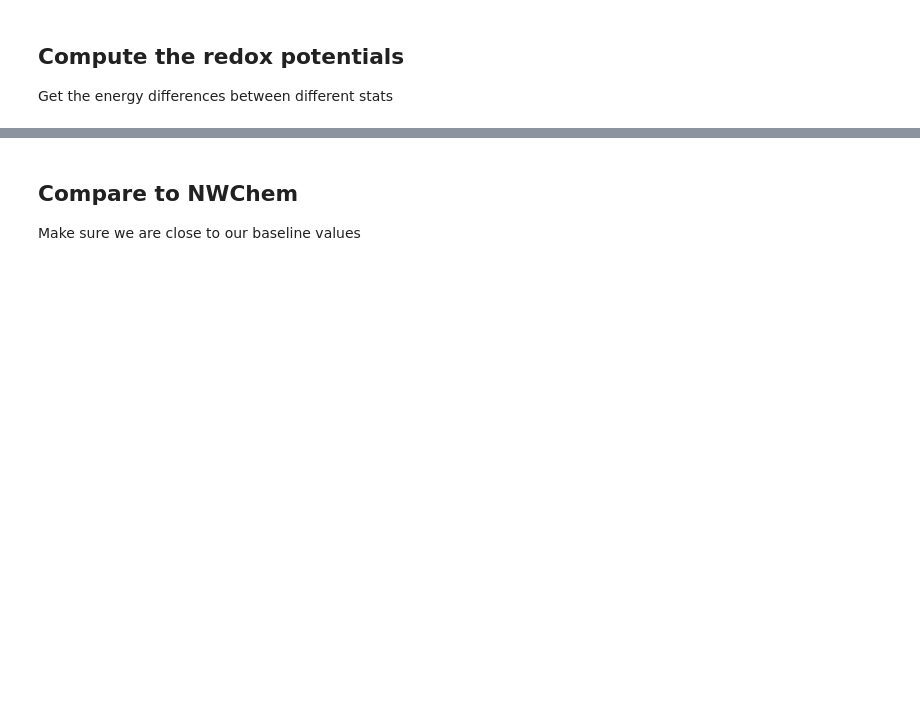
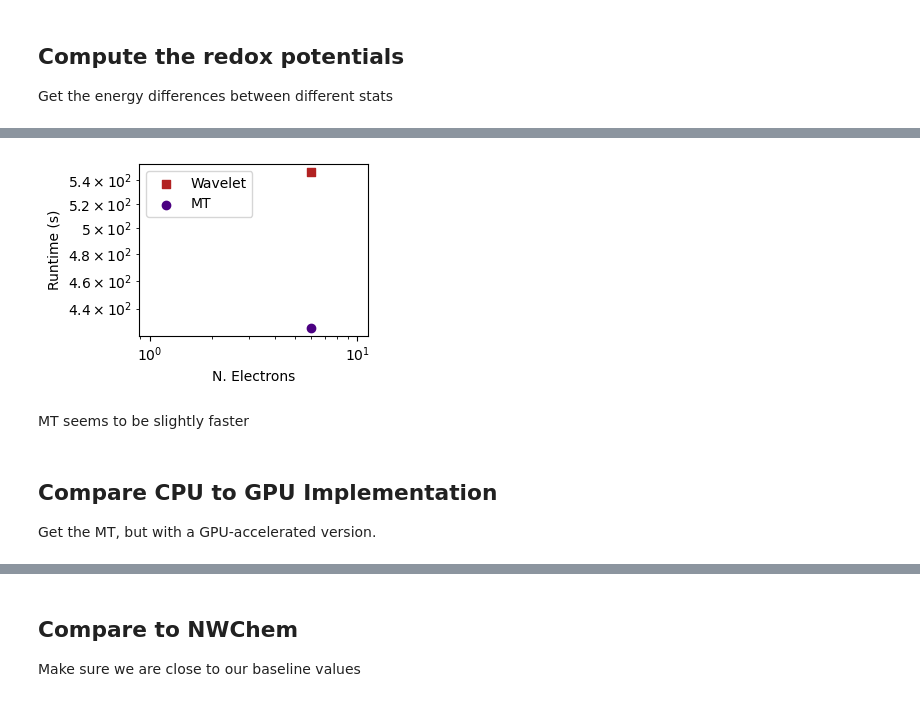
Before and after one commit to exalearn/quantum-chemistry-on-polaris, a Jupyter notebook: cp2k/compare-redox-potentials.ipynb, the cells around one changed output, grey strips where cells are left out. Saved outputs shown, nothing was run; the diff lists cells and outputs as text; code cells hidden in the pictures; blank space fills up the shorter version.

```diff
--- a/cp2k/compare-redox-potentials.ipynb
+++ b/cp2k/compare-redox-potentials.ipynb
@@ -82,0 +119,36 @@ records.groupby(['inchi_key', 'state', 'basis_set'])['runtime'].describe()
+# %%
+fig, axs = plt.subplots(1, n_basis, sharey=True, figsize=(3.5, 2.5))
+
+for ax, (basis, group) in zip([axs], merged.groupby('basis_set')):
+    subset = group.groupby('n_electrons').mean()
+
+    # Plot the values
+    ax.scatter(subset.index, subset['runtime_y'], color='firebrick', marker='s', label='Wavelet')
+    wt_linreg = linregress(np.log(subset.index), np.log(subset['runtime_y']))
+
+    ax.scatter(subset.index, subset['runtime_x'], color='indigo', marker='o', label='MT')
+    mt_linreg = linregress(np.log(subset.index), np.log(subset['runtime_x']))
+
+    # Set up the scale
+    ax.set_yscale('log')
+    ax.set_xscale('log')
+    ax.legend()
+
+    # Plot the linear regressions
+    ax.set_xlim(ax.get_xlim())
+    ax.plot(ax.get_xlim(), np.exp(wt_linreg.intercept + wt_linreg.slope * np.log(ax.get_xlim())),
+            '--', lw=1, color='firebrick')
+    ax.plot(ax.get_xlim(), np.exp(mt_linreg.intercept + mt_linreg.slope * np.log(ax.get_xlim())),
+            '--', lw=1, color='indigo')
+
+    ax.set_ylabel('Runtime (s)')
+    ax.set_xlabel('N. Electrons')
+
+fig.tight_layout()
+# %% [output]
+[figure, added]
+# %% [markdown]
+MT seems to be slightly faster
+# %% [markdown]
+## Compare CPU to GPU Implementation
+Get the MT, but with a GPU-accelerated version.
```
Also changed, not shown: parts of 30 cells of this notebook, 3 other files.
